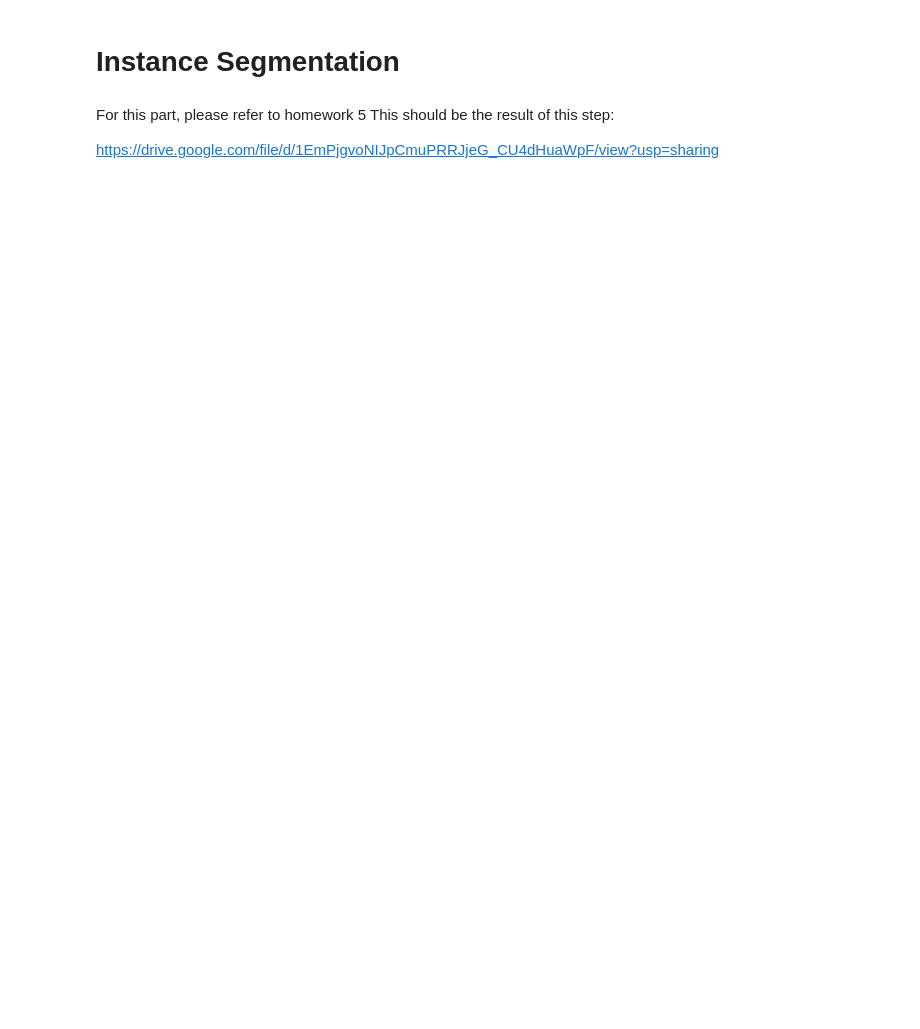
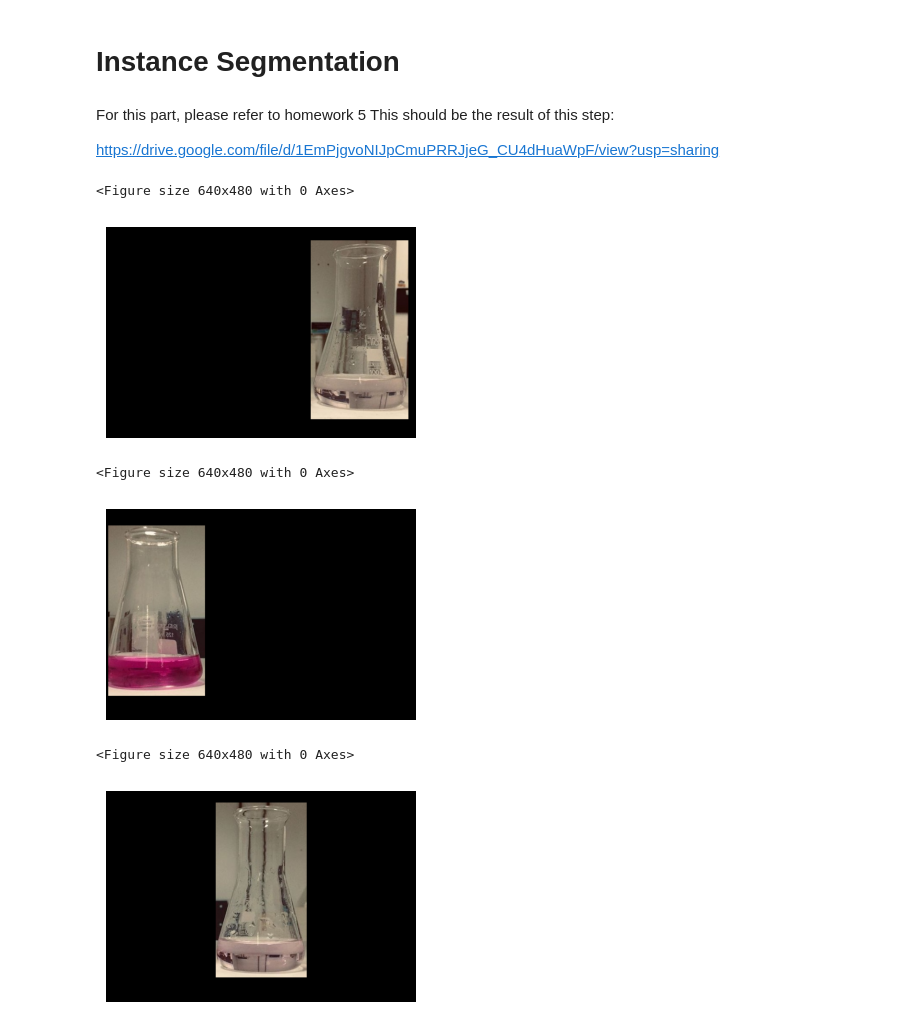
Before and after one commit to ryan-barry-99/Robot_Perception_HW6_Instance_Segmentation, a Jupyter notebook: CMPE789_FA23_HW6.ipynb, the cells around one changed output. Cells and saved outputs as stored; diff of their text form; code cells hidden in the pictures; blank space fills up the shorter version.

```diff
--- a/CMPE789_FA23_HW6.ipynb
+++ b/CMPE789_FA23_HW6.ipynb
@@ -116,0 +229,38 @@ https://drive.google.com/file/d/1EmPjgvoNIJpCmuPRRJjeG_CU4dHuaWpF/view?usp=shari
+# %%
+img = np.array(img)
+pad_x = max(img.shape[0] - img.shape[1], 0) * (img_size / max(img.shape))
+pad_y = max(img.shape[1] - img.shape[0], 0) * (img_size / max(img.shape))
+unpad_h = img_size - pad_y
+unpad_w = img_size - pad_x
+if detections is not None:
+    unique_labels = detections[:, -1].cpu().unique()
+    n_cls_preds = len(unique_labels)
+    bbox_colors = random.sample(colors, n_cls_preds)
+    num_detections = detections.shape[0]
+    height, width, channels = img.shape
+    Image_masked = np.zeros((num_detections, height, width, channels), dtype='uint8')
+    # browse detections and draw bounding boxes
+    for i, [x1, y1, x2, y2, conf, cls_conf, cls_pred] in enumerate(detections):
+        y1 = ((y1 - pad_y // 2) / unpad_h) * img.shape[0]
+        x1 = ((x1 - pad_x // 2) / unpad_w) * img.shape[1]
+        y2 = ((y2 - pad_y // 2) / unpad_h) * img.shape[0]
+        x2 = ((x2 - pad_x // 2) / unpad_w) * img.shape[1]
+        y1 = int(y1.item())
+        y2 = int(y2.item())
+        x1 = int(x1.item())
+        x2 = int(x2.item())
+        Image_masked[i, y1:y2, x1:x2, :] = img[y1:y2, x1:x2, :]
+
+for i in range(num_detections):
+    plt.figure()
+    fig, ax = plt.subplots(1, figsize=(4,3))
+    ax.imshow(Image_masked[i])
+    ax.axis('off')  # Add this line to remove the axis
+    plt.show()
+# %% [output]
+<Figure size 640x480 with 0 Axes>
+[figure, added]
+<Figure size 640x480 with 0 Axes>
+[figure, added]
+<Figure size 640x480 with 0 Axes>
+[figure, added]
```
Also changed, not shown: parts of 13 cells of this notebook, 3 other files.
